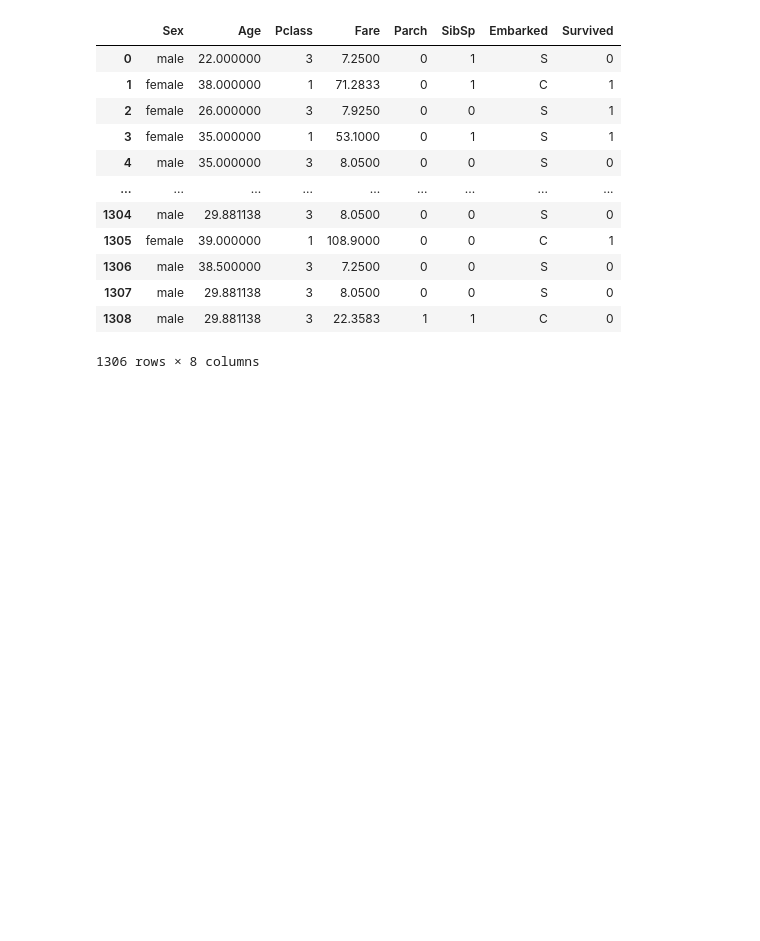
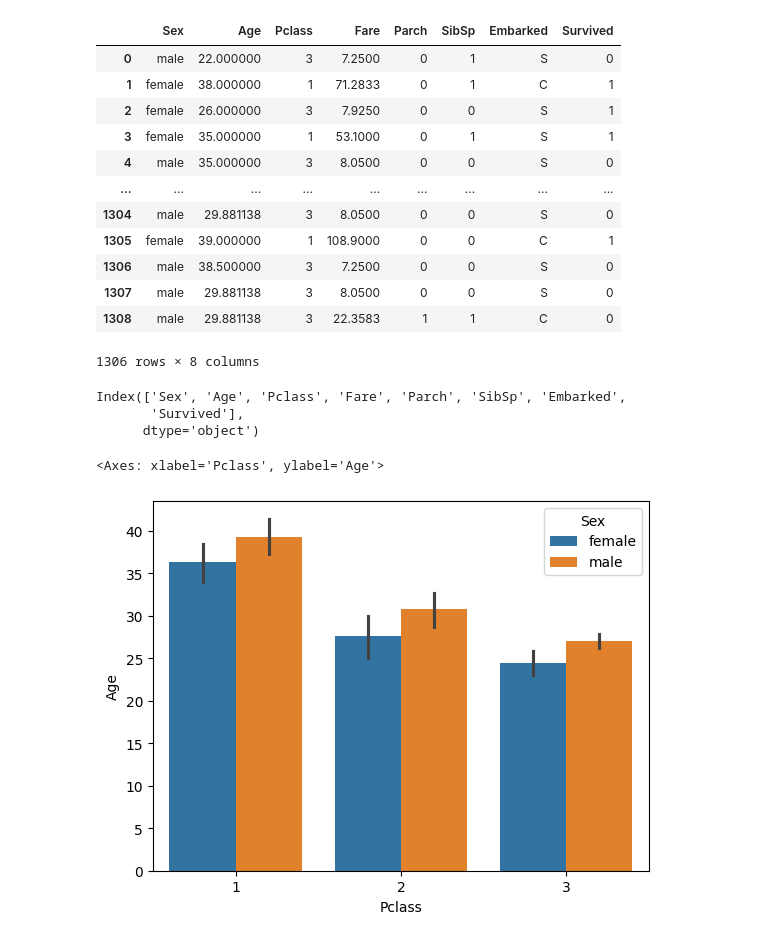
Before and after one commit to JOCRZ/Data-Science-Diploma, a Jupyter notebook: Machine-Learning/Decision-Tree/Project1/EDA.ipynb, the cells around one changed output. Saved outputs shown, nothing was run; the diff lists cells and outputs as text; code cells hidden in the pictures; blank space fills up the shorter version.

```diff
--- a/Machine-Learning/Decision-Tree/Project1/EDA.ipynb
+++ b/Machine-Learning/Decision-Tree/Project1/EDA.ipynb
@@ -96,3 +96,14 @@ df
 | 1307 | male | 29.881138 | 3 | 8.0500 | 0 | 0 | S | 0 |
 | 1308 | male | 29.881138 | 3 | 22.3583 | 1 | 1 | C | 0 |
 1306 rows × 8 columns
+# %%
+df.columns
+# %% [output]
+Index(['Sex', 'Age', 'Pclass', 'Fare', 'Parch', 'SibSp', 'Embarked',
+       'Survived'],
+      dtype='object')
+# %%
+sns.barplot(data=df,x=df['Pclass'],y=df['Age'],hue=df['Sex'])
+# %% [output]
+<Axes: xlabel='Pclass', ylabel='Age'>
+[figure, added]
```
Also changed, not shown: parts of 19 cells of this notebook.
